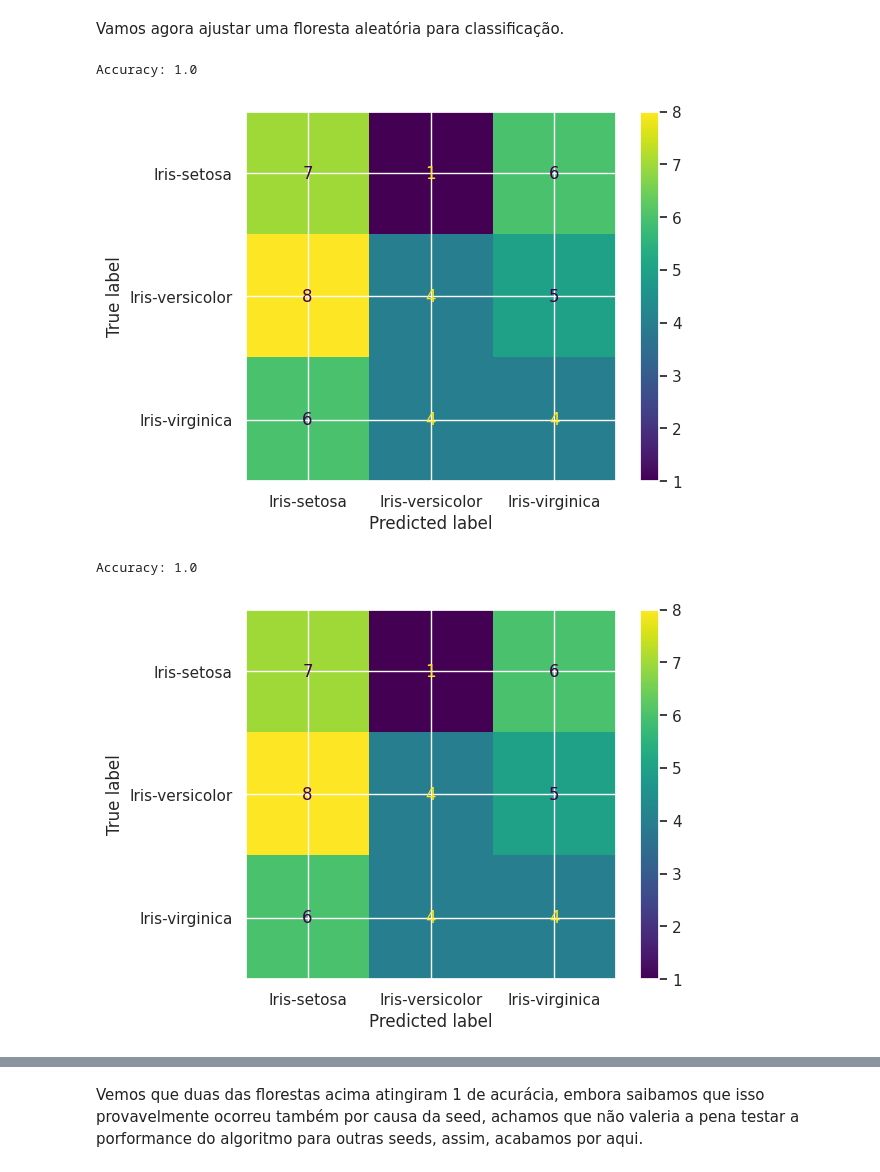
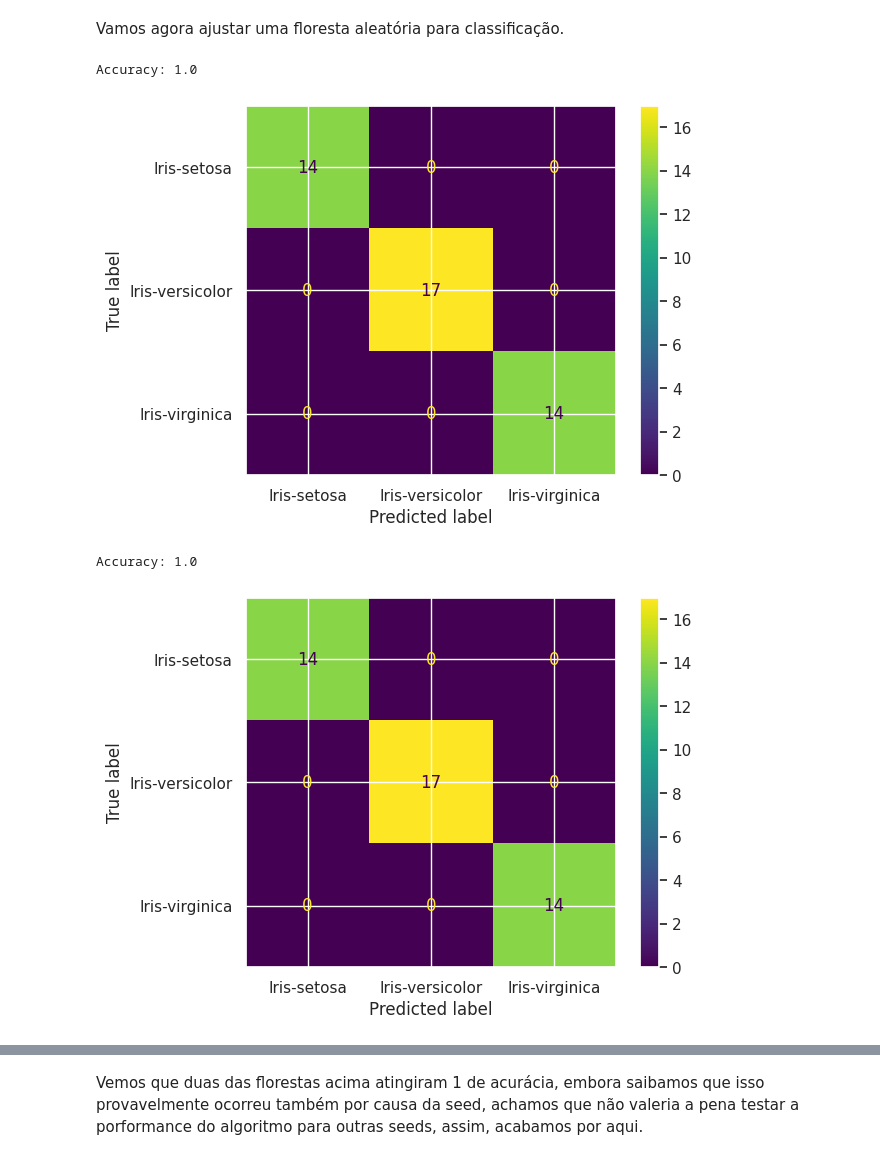
Before and after one commit to arthuraraujo0/Ciencia_de_dados, a Jupyter notebook: Estudos e projetos pessoais/Projeto iris/Iris_ML.ipynb, the cells around one changed output, grey strips where cells are left out. Drawn from its saved outputs; the diff is of its cells as text; code cells hidden in the pictures.

```diff
--- a/Estudos e projetos pessoais/Projeto iris/Iris_ML.ipynb
+++ b/Estudos e projetos pessoais/Projeto iris/Iris_ML.ipynb
@@ -530,38 +530,33 @@ Vamos agora ajustar uma floresta aleatória para classificação.
 # %%
 from sklearn.ensemble import RandomForestClassifier
 
 def floresta_class(n,profundidade,X,y):
     # Recebe 'n' que é a quantidade de arvores, X que são as covariáveis, y que é
     # a resposta e a profundidade da árvore
     X_train, X_test, y_train, y_test = train_test_split(X, y, test_size=0.3,random_state=10)
 
 
-    # Criar e ajustar o modelo de Floresta Aleatória com profundidade máxima de 3
     rf_model = RandomForestClassifier(n_estimators=n, max_depth=profundidade)
     rf_model.fit(X_train, y_train)
 
-    # Fazer predições no conjunto de teste
     y_pred_rf = rf_model.predict(X_test)
 
-    # Avaliar a precisão do modelo
     accuracy = accuracy_score(y_test, y_pred_rf)
     print("Accuracy:", accuracy)
 
-    # Imprimir a matriz de confusão
-    conf_matrix_rf = confusion_matrix(y_test, y_pred_rf)
-    conf_matrix = confusion_matrix(y_test, y_pred)
+    conf_matrix = confusion_matrix(y_test, y_pred_rf)
     confusion_display = ConfusionMatrixDisplay(conf_matrix, display_labels=model.classes_)
     confusion_display.plot()
 
 floresta_class(100,3,X,y)
 # %% [output]
 Accuracy: 1.0
-[figure, old version]
+[figure, new version]
 # %%
 floresta_class(100,5,X,y)
 # %% [output]
 Accuracy: 1.0
-[figure, old version]
+[figure, new version]
 # %%
 floresta_class(100,10,X,y)
 # %% [output]
```
Also changed, not shown: parts of 3 cells of this notebook.
